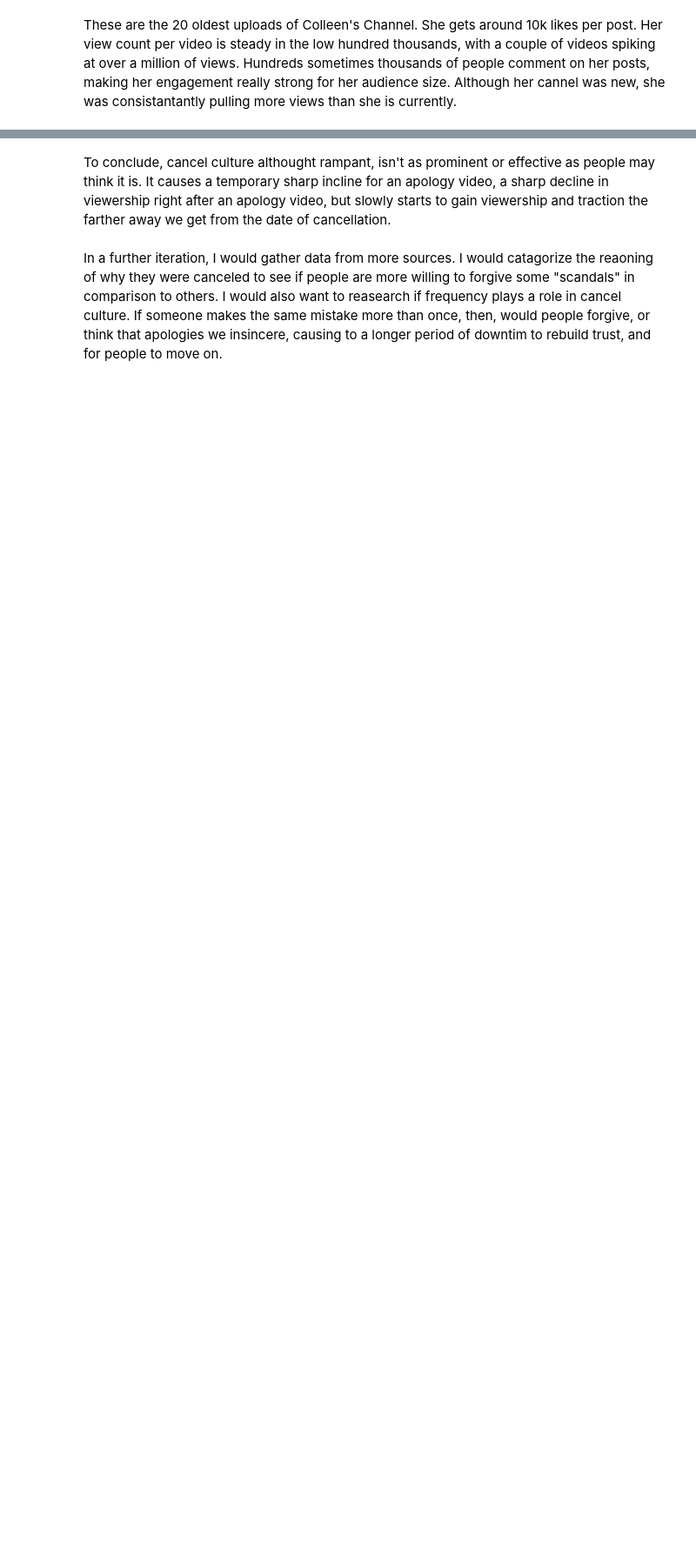
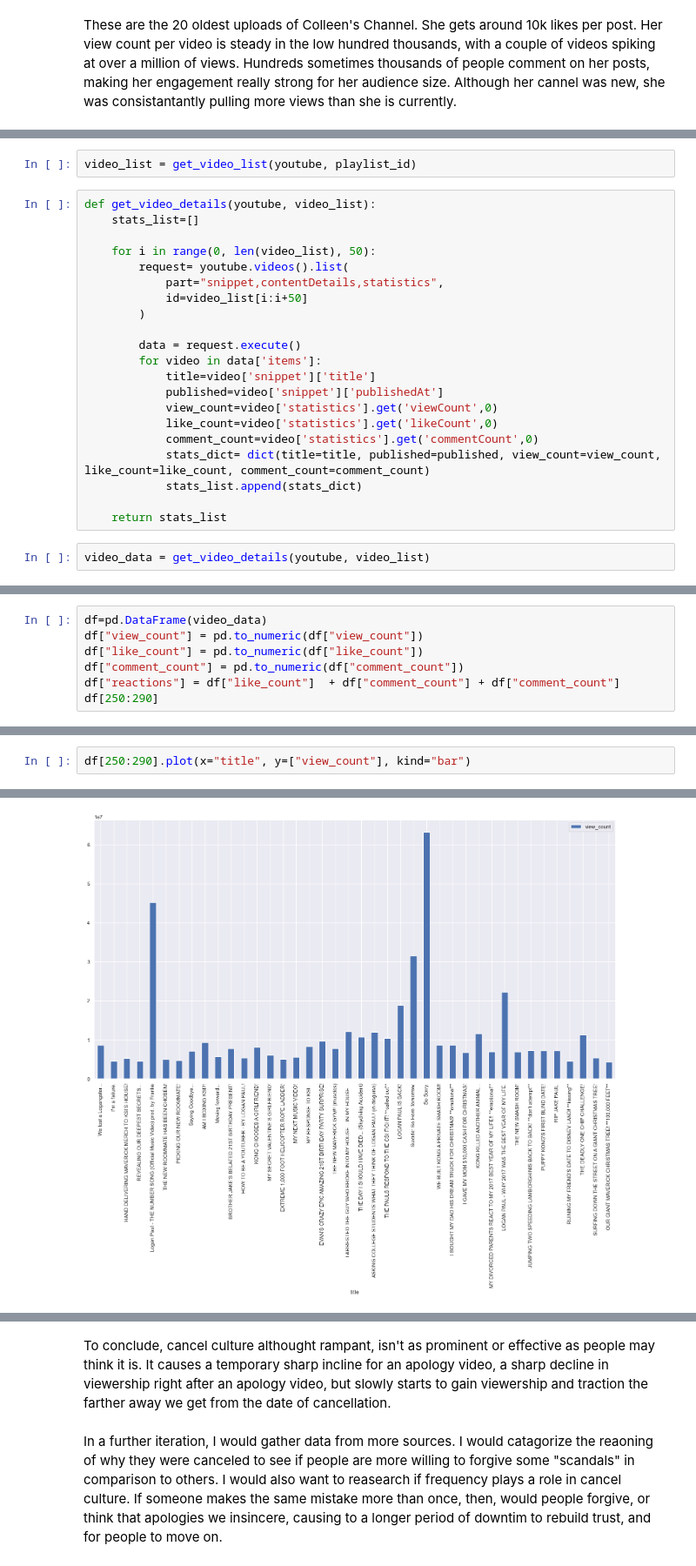
Before and after one commit to jaylenhicks/DataInEMAT2023, a Jupyter notebook: Revised Final Analysis Plan_Jaylen Hicks.ipynb, the cells around one changed output, grey strips where cells are left out. Shown at 87% size. Drawn from its saved outputs; the diff is of its cells as text; blank space fills up the shorter version.

```diff
--- a/Revised Final Analysis Plan_Jaylen Hicks.ipynb
+++ b/Revised Final Analysis Plan_Jaylen Hicks.ipynb
@@ -185,0 +210,25 @@ These are the 20 oldest uploads of Colleen's Channel. She gets around 10k likes
+# %%
+video_list = get_video_list(youtube, playlist_id)
+# %%
+def get_video_details(youtube, video_list):
+    stats_list=[]
+
+    for i in range(0, len(video_list), 50):
+        request= youtube.videos().list(
+            part="snippet,contentDetails,statistics",
+            id=video_list[i:i+50]
+        )
+
+        data = request.execute()
+        for video in data['items']:
+            title=video['snippet']['title']
+            published=video['snippet']['publishedAt']
+            view_count=video['statistics'].get('viewCount',0)
+            like_count=video['statistics'].get('likeCount',0)
+            comment_count=video['statistics'].get('commentCount',0)
+            stats_dict= dict(title=title, published=published, view_count=view_count, like_count=like_count, comment_count=comment_count)
+            stats_list.append(stats_dict)
+
+    return stats_list
+# %%
+video_data = get_video_details(youtube, video_list)
@@ -185,0 +241,7 @@ These are the 20 oldest uploads of Colleen's Channel. She gets around 10k likes
+# %%
+df=pd.DataFrame(video_data)
+df["view_count"] = pd.to_numeric(df["view_count"])
+df["like_count"] = pd.to_numeric(df["like_count"])
+df["comment_count"] = pd.to_numeric(df["comment_count"])
+df["reactions"] = df["like_count"]  + df["comment_count"] + df["comment_count"]
+df[250:290]
@@ -185,0 +266,3 @@ These are the 20 oldest uploads of Colleen's Channel. She gets around 10k likes
+# %%
+df[250:290].plot(x="title", y=["view_count"], kind="bar")
+# %% [output]
@@ -185,0 +270 @@ These are the 20 oldest uploads of Colleen's Channel. She gets around 10k likes
+[figure, added]
```
Also changed, not shown: parts of 41 cells of this notebook.
